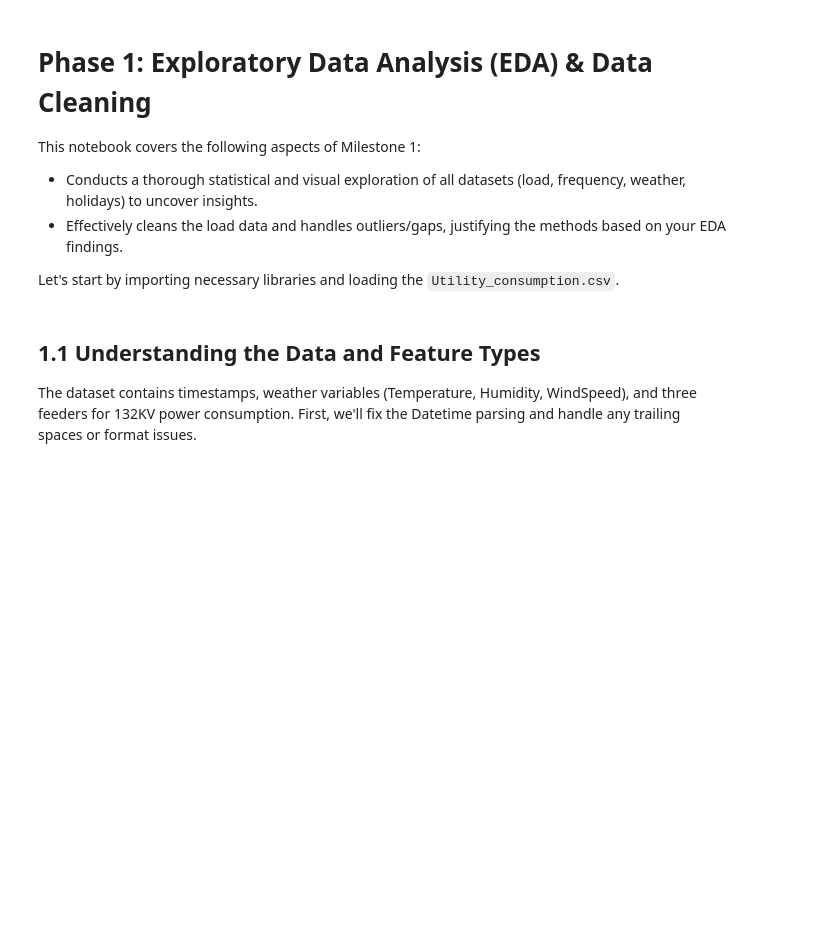
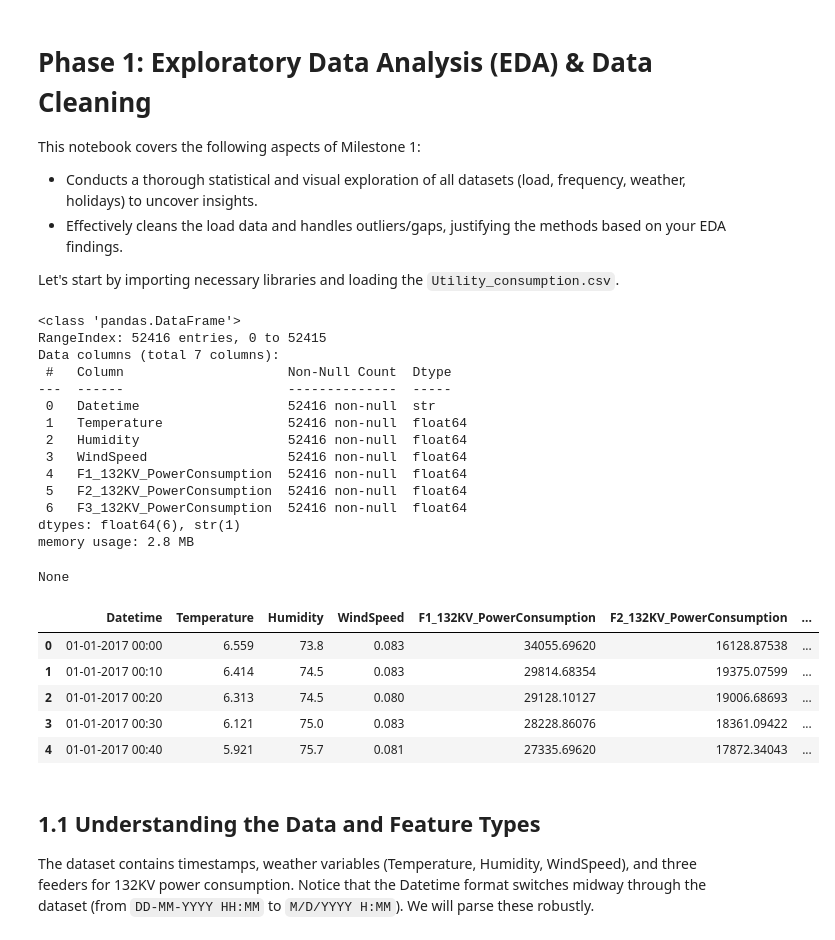
Before and after one commit to Harsh-karn/Intelligent-Power-Demand-Forecasting, a Jupyter notebook: notebooks/01_EDA_and_Cleaning.ipynb, the cells around one changed output. Cells and saved outputs as stored; diff of their text form; code cells hidden in the pictures; blank space fills up the shorter version.

```diff
--- a/notebooks/01_EDA_and_Cleaning.ipynb
+++ b/notebooks/01_EDA_and_Cleaning.ipynb
@@ -9,22 +9,44 @@ Let's start by importing necessary libraries and loading the `Utility_consumptio
 # %%
 import pandas as pd
 import numpy as np
 import matplotlib.pyplot as plt
 import seaborn as sns
 
 # Configure plot style
 sns.set_theme(style="whitegrid")
 plt.rcParams['figure.figsize'] = (12, 6)
 
 # Load the historical load data
-df_load = pd.read_csv('Utility_consumption.csv')
+df_load = pd.read_csv('../Utility_consumption.csv')
 
 # Display basic information and the first few rows
 display(df_load.info())
 display(df_load.head())
+# %% [output]
+<class 'pandas.DataFrame'>
+RangeIndex: 52416 entries, 0 to 52415
+Data columns (total 7 columns):
+ #   Column                     Non-Null Count  Dtype
+---  ------                     --------------  -----
+ 0   Datetime                   52416 non-null  str
+ 1   Temperature                52416 non-null  float64
+ 2   Humidity                   52416 non-null  float64
+ 3   WindSpeed                  52416 non-null  float64
+ 4   F1_132KV_PowerConsumption  52416 non-null  float64
+ 5   F2_132KV_PowerConsumption  52416 non-null  float64
+ 6   F3_132KV_PowerConsumption  52416 non-null  float64
+dtypes: float64(6), str(1)
+memory usage: 2.8 MB
+None
+|  | Datetime | Temperature | Humidity | WindSpeed | F1_132KV_PowerConsumption | F2_132KV_PowerConsumption | ... |
+| 0 | 01-01-2017 00:00 | 6.559 | 73.8 | 0.083 | 34055.69620 | 16128.87538 | ... |
+| 1 | 01-01-2017 00:10 | 6.414 | 74.5 | 0.083 | 29814.68354 | 19375.07599 | ... |
+| 2 | 01-01-2017 00:20 | 6.313 | 74.5 | 0.080 | 29128.10127 | 19006.68693 | ... |
+| 3 | 01-01-2017 00:30 | 6.121 | 75.0 | 0.083 | 28228.86076 | 18361.09422 | ... |
+| 4 | 01-01-2017 00:40 | 5.921 | 75.7 | 0.081 | 27335.69620 | 17872.34043 | ... |
 # %% [markdown]
 ## 1.1 Understanding the Data and Feature Types
 
 The dataset contains timestamps, weather variables (Temperature, Humidity, WindSpeed), and three feeders for 132KV power consumption.
-First, we'll fix the Datetime parsing and handle any trailing spaces or format issues.
+Notice that the Datetime format switches midway through the dataset (from `DD-MM-YYYY HH:MM` to `M/D/YYYY H:MM`). We will parse these robustly.
 # %%
```
Also changed, not shown: parts of 9 cells of this notebook, 5 other files.
